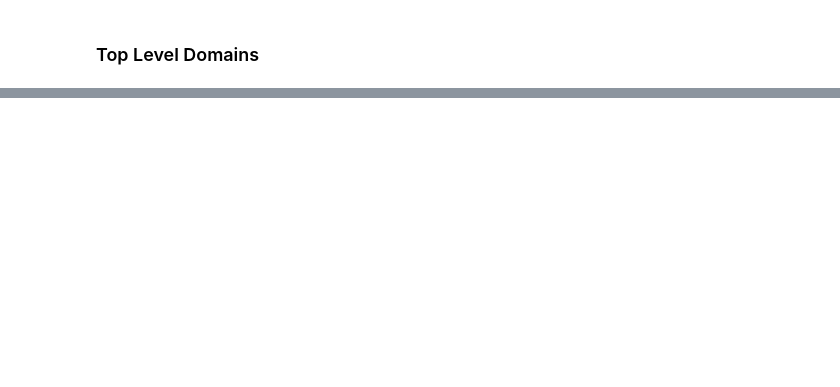
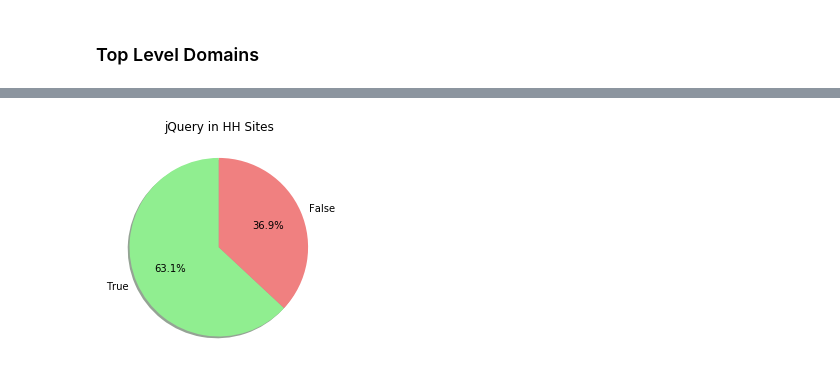
Before and after one commit to bcongdon/Data-Science-Projects, a Jupyter notebook: Hackathon Hackers Sites.ipynb, the cells around one changed output, grey strips where cells are left out. Drawn from its saved outputs; the diff is of its cells as text; code cells hidden in the pictures; blank space fills up the shorter version.

```diff
--- a/Hackathon Hackers Sites.ipynb
+++ b/Hackathon Hackers Sites.ipynb
@@ -117,0 +139,14 @@ Name: 122, dtype: object
+# %%
+ax = plt.subplot(111)
+data['jQuery'].value_counts().plot(kind='pie',
+                                   shadow=True,
+                                   autopct='%1.1f%%',
+                                   startangle=90,
+                                   explode=(0,0),
+                                   colors=['lightgreen','lightcoral'])
+ax.set_aspect('equal')
+ax.set_title('jQuery in HH Sites')
+ax.set_ylabel('')
+plt.show()
+# %% [output]
+[figure, added]
```
Also changed, not shown: parts of 8 cells of this notebook.
